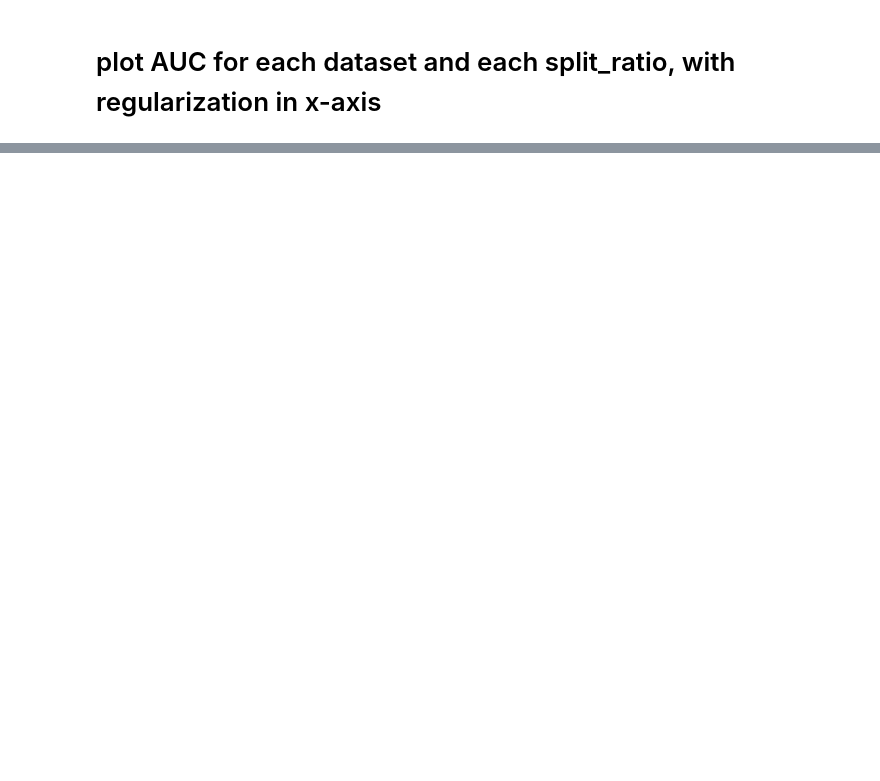
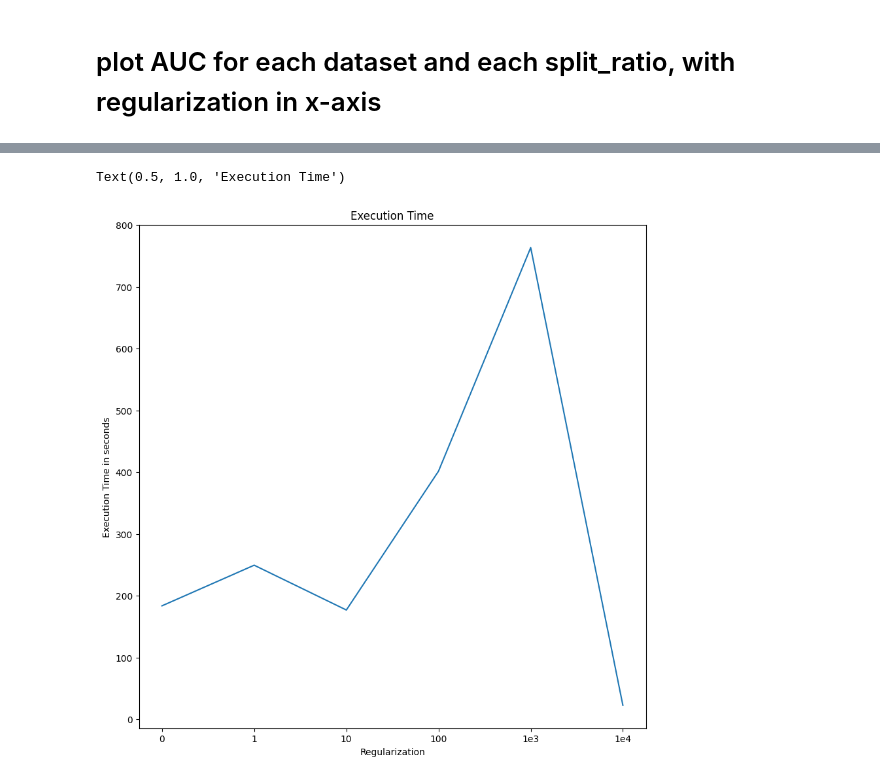
Before and after one commit to FDUguchunhui/latent-space-constraint-GNN, a Jupyter notebook: notebook/analysis/aggregation.ipynb, the cells around one changed output, grey strips where cells are left out. Cells and saved outputs as stored; diff of their text form; code cells hidden in the pictures; blank space fills up the shorter version.

```diff
--- a/notebook/analysis/aggregation.ipynb
+++ b/notebook/analysis/aggregation.ipynb
@@ -121,0 +99,12 @@ Text(0.5, 1.0, 'Execution Time')
+# %%
+# plot execution time over different regularization
+fig, ax = plt.subplots(figsize=(10, 10))
+ax.plot([0, 1, 2, 3, 4, 5], df_agg[(df_agg['dataset'] == dataset)]['best_epochs']['mean'], label=f'{dataset}, split=0.5, false_pos_edge=0.5')
+ax.set_xticks([0, 1, 2, 3, 4, 5])
+ax.set_xticklabels(['0', '1', '10', '100', '1e3', '1e4'])
+ax.set_xlabel('Regularization')
+ax.set_ylabel('Execution Time in seconds')
+ax.set_title('Execution Time')
+# %% [output]
+Text(0.5, 1.0, 'Execution Time')
+[figure, added]
```
Also changed, not shown: parts of 6 cells of this notebook, 4 other files.
